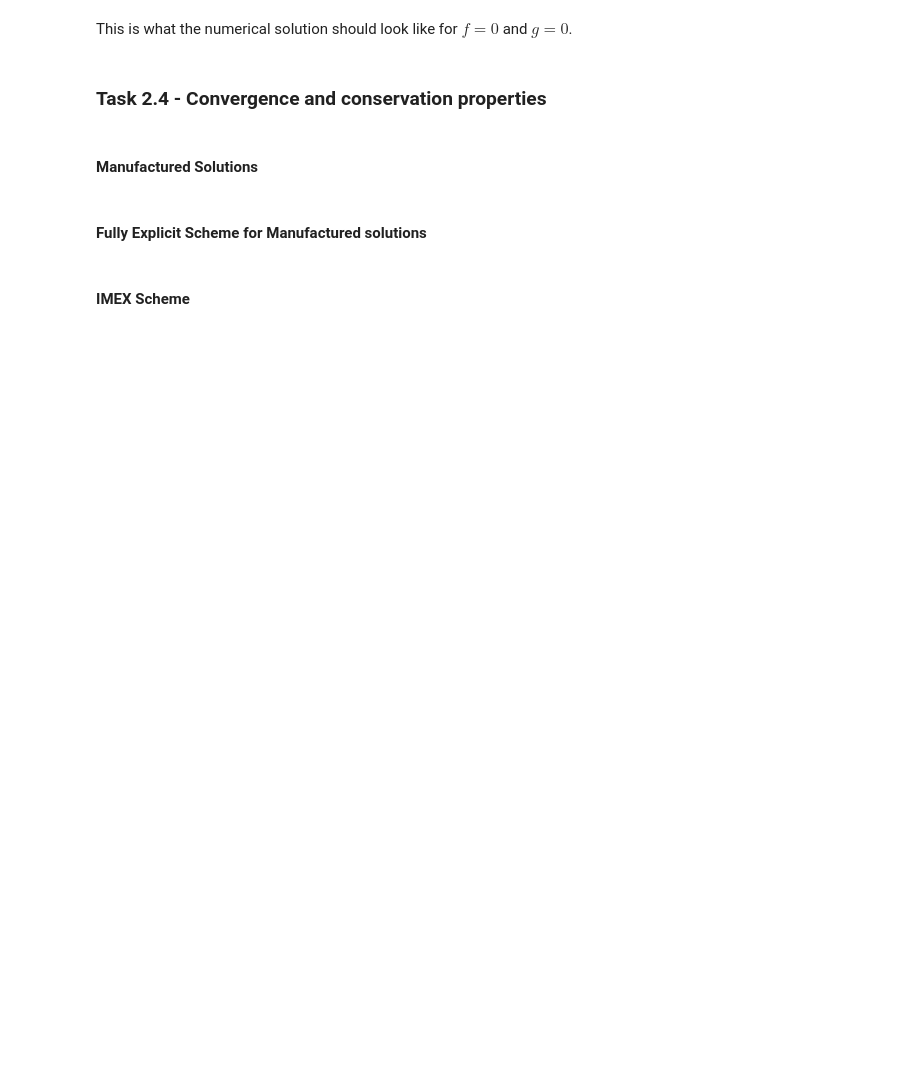
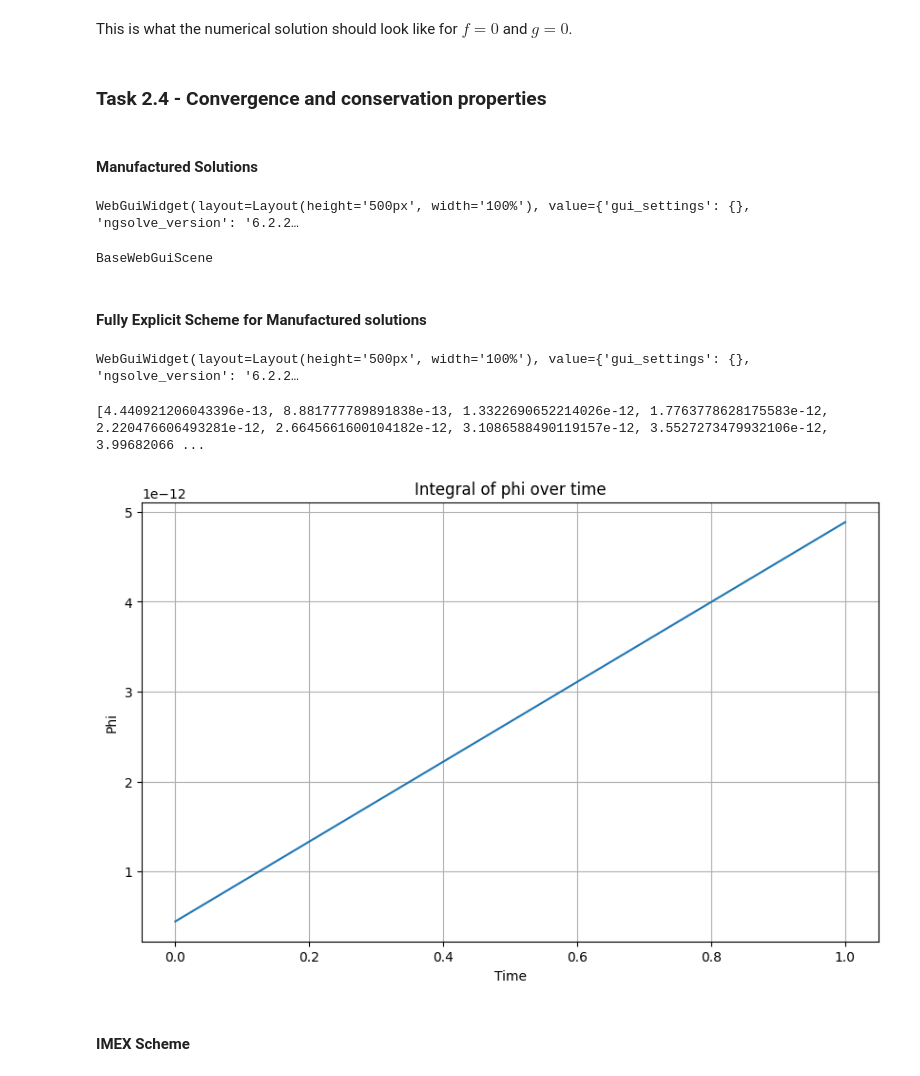
Before and after one commit to sannejamila/FEM_Project2, a Jupyter notebook: Project2.ipynb, the cells around one changed output. Cells and saved outputs as stored; diff of their text form; code cells hidden in the pictures; blank space fills up the shorter version.

```diff
--- a/Project2.ipynb
+++ b/Project2.ipynb
@@ -252,10 +255,6 @@ This is what the numerical solution should look like for $f=0$ and $g=0$.
 # %% [markdown]
 #### Manufactured Solutions
 # %%
-#Defining mesh and Finite element space
-mesh = Mesh(unit_square.GenerateMesh(maxh=0.01))
-V = H1(mesh, order=1)
-
 
 gfu = GridFunction(V)
 gfut = GridFunction(gfu.space, multidim = 0)
@@ -269,6 +268,9 @@ while t<T:
     gfu.Set(exact)
     gfut.AddMultiDimComponent(gfu.vec)
 Draw(gfut, mesh, interpolate_multidim = True, animate = True)
+# %% [output]
+WebGuiWidget(layout=Layout(height='500px', width='100%'), value={'gui_settings': {}, 'ngsolve_version': '6.2.2…
+BaseWebGuiScene
 # %% [markdown]
 #### Fully Explicit Scheme for Manufactured solutions
 # %%
@@ -300,6 +302,7 @@ def FullyExplicitScheme(mesh,fes,phi,mu,v,w,phi_old,epsilon,gamma,M,tau,T):
     gfut.AddMultiDimComponent(gfu.vec)
 
     L2_error = []
+    integral = []
 
     t=0
     while t<T:
@@ -318,27 +321,17 @@ def FullyExplicitScheme(mesh,fes,phi,mu,v,w,phi_old,epsilon,gamma,M,tau,T):
         e_h = gfu.components[0]-phi_exact(t)
         norm = np.sqrt(Integrate(e_h*e_h,mesh))
         L2_error.append(norm)
+        int_phi = Integrate(gfu.components[0],mesh)
+        L2_error.append(norm)
+        integral.append(int_phi)
 
         #Storing and updating phi
         gfut.AddMultiDimComponent(gfu.vec)
         phi_old.vec.data = gfu.components[0].vec
 
 
-    return gfut,gfu, L2_error
+    return gfut,gfu, L2_error, integral
 # %%
-#Defining parameters
-epsilon = 0.02
-gamma = 50
-M = 1e-3
-maxh = 0.01
-order = 1
-tau = 0.1
-T = 1
-
-#Defining mesh and Finite element space
-mesh = Mesh(unit_square.GenerateMesh(maxh=maxh))
-V = H1(mesh, order=1)
-fes = V*V
 
 #Defining trial and test functions
 phi,mu = fes.TrialFunction()  #n+1
@@ -349,8 +342,28 @@ phi_old = GridFunction(V)
 initial_values = np.zeros(V.ndof)
 phi_old.vec.data = initial_values
 # %%
-gfut,gfu,L2_error = FullyExplicitScheme(mesh,fes,phi,mu,v,w,phi_old,epsilon,gamma,M,tau,T)
+gfut,gfu,L2_error, integral = FullyExplicitScheme(mesh,fes,phi,mu,v,w,phi_old,epsilon,gamma,M,tau,T)
 Draw(gfut.components[0], mesh, interpolate_multidim = True, animate = True)
+print(integral)
+# %% [output]
+WebGuiWidget(layout=Layout(height='500px', width='100%'), value={'gui_settings': {}, 'ngsolve_version': '6.2.2…
+[4.440921206043396e-13, 8.881777789891838e-13, 1.3322690652214026e-12, 1.7763778628175583e-12, 2.220476606493281e-12, 2.6645661600104182e-12, 3.1086588490119157e-12, 3.5527273479932106e-12, 3.99682066 ...
+# %%
+import matplotlib.pyplot as plt
+
+size = len(integral)
+time = np.linspace(0,T,size)
+
+
+plt.figure(figsize=(10, 6))
+plt.plot(time,integral)
+plt.xlabel('Time')
+plt.ylabel('Phi')
+plt.title('Integral of phi over time')
+plt.grid(True)
+plt.show()
+# %% [output]
+[figure, added]
 # %% [markdown]
 #### IMEX Scheme
 # %%
```
Also changed, not shown: parts of 8 cells of this notebook, 2 other files.
